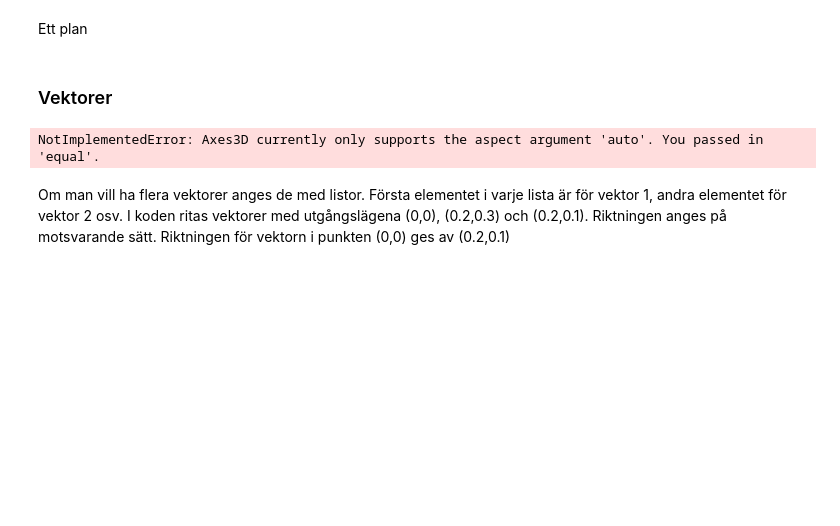
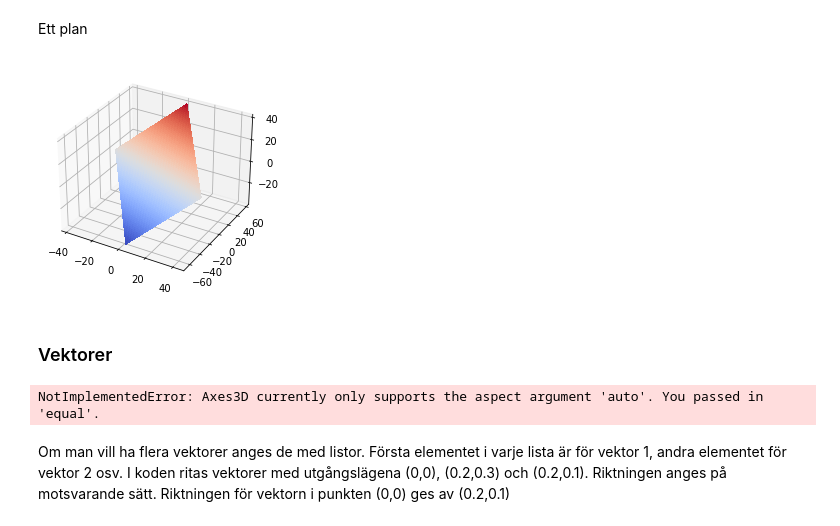
Before and after one commit to cognitrap/progr, a Jupyter notebook: plane.ipynb, the cells around one changed output. Drawn from its saved outputs; the diff is of its cells as text; code cells hidden in the pictures; blank space fills up the shorter version.

```diff
--- a/plane.ipynb
+++ b/plane.ipynb
@@ -53,34 +55,34 @@ Ett plan
 # %%
 # importavdelningen
 from mpl_toolkits import mplot3d
 import matplotlib.pyplot as plt
-import matplotlib
-matplotlib.use('TkAgg')
 import numpy as np
 
 
 #i egen ruta, ta bort på repl.it
 #%matplotlib tk
 
 # lite bekvämlighet
 fig = plt.figure()
 ax = plt.axes(projection='3d')
 
 # parametrarna t och s
 tl=np.linspace(-20, 20, 1000)
 sl=np.linspace(-20, 20, 1000)
 
 # plane
 s,t=np.meshgrid(sl,tl) #Kartesiska produkten
 x = 2+t-s
 y = -3+t+2*s
 z= 1+t+s
 
 # plotta
 ax.plot_surface(x,y,z,linewidth=0, antialiased=False, cmap="coolwarm")
 
 # visa plotten
 plt.show()
+# %% [output]
+[figure, added]
 # %% [markdown]
 ### Vektorer
 # %%
```
Also changed, not shown: parts of 2 cells of this notebook.
